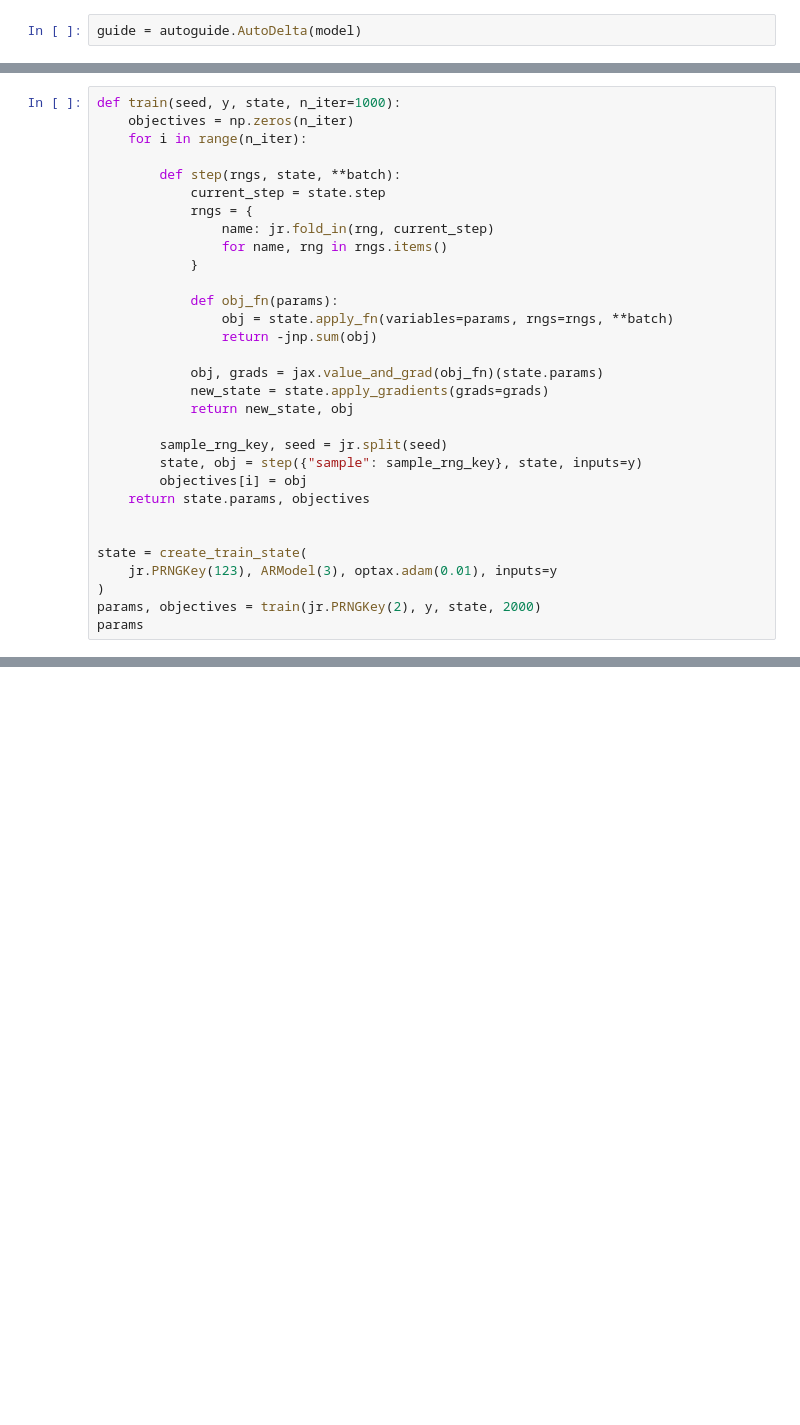
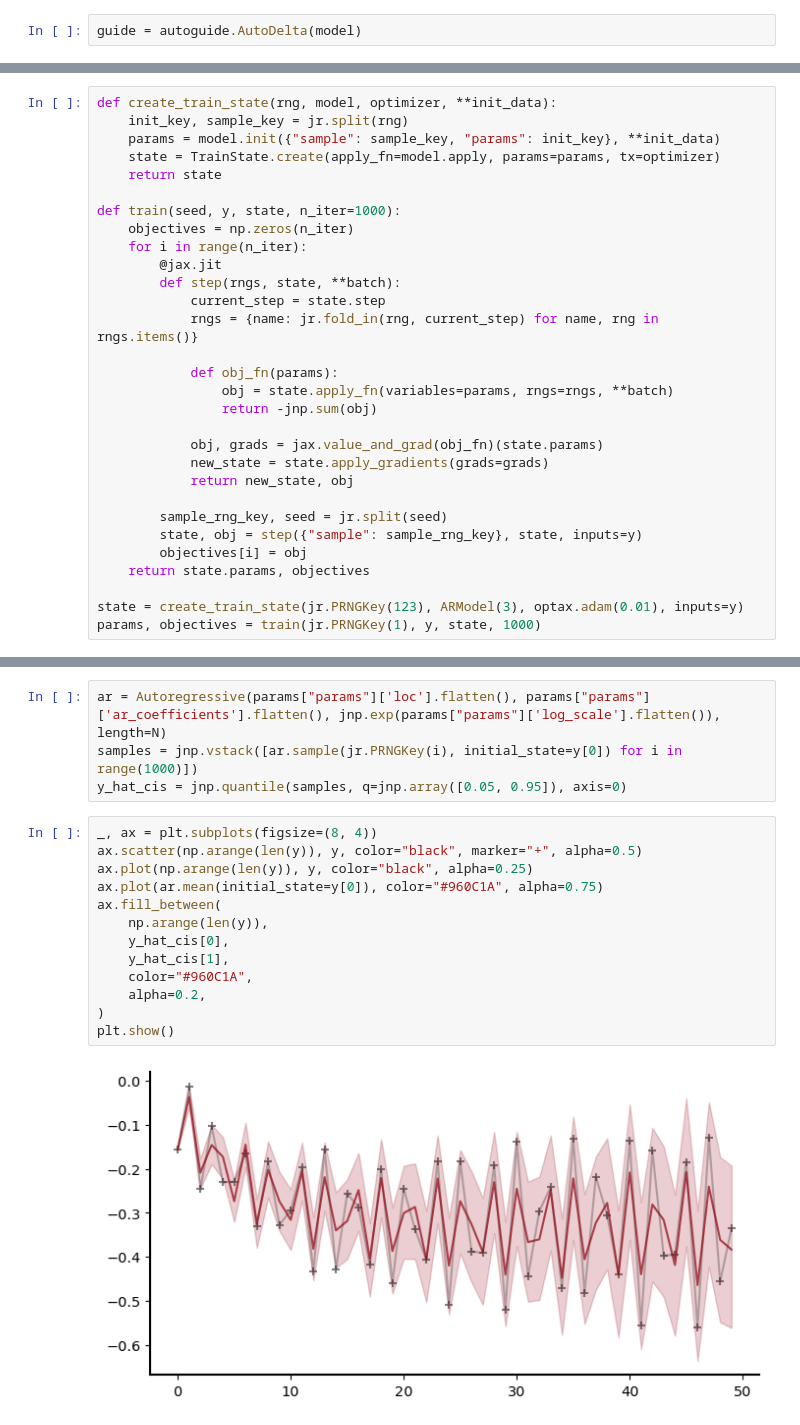
Before and after one commit to ramsey-devs/ramsey, a Jupyter notebook: docs/notebooks/bayesian_inference_vs_ml_training.ipynb, the cells around one changed output, grey strips where cells are left out. Saved outputs shown, nothing was run; the diff lists cells and outputs as text; blank space fills up the shorter version.

```diff
--- a/docs/notebooks/bayesian_inference_vs_ml_training.ipynb
+++ b/docs/notebooks/bayesian_inference_vs_ml_training.ipynb
@@ -164,14 +238,17 @@ def create_train_state(rng, model, optimizer, **init_data):
 # %%
+def create_train_state(rng, model, optimizer, **init_data):
+    init_key, sample_key = jr.split(rng)
+    params = model.init({"sample": sample_key, "params": init_key}, **init_data)
+    state = TrainState.create(apply_fn=model.apply, params=params, tx=optimizer)
+    return state
+
 def train(seed, y, state, n_iter=1000):
     objectives = np.zeros(n_iter)
     for i in range(n_iter):
-
+        @jax.jit
         def step(rngs, state, **batch):
             current_step = state.step
-            rngs = {
-                name: jr.fold_in(rng, current_step)
-                for name, rng in rngs.items()
-            }
+            rngs = {name: jr.fold_in(rng, current_step) for name, rng in rngs.items()}
 
             def obj_fn(params):
                 obj = state.apply_fn(variables=params, rngs=rngs, **batch)
@@ -186,9 +263,5 @@ def train(seed, y, state, n_iter=1000):
         objectives[i] = obj
     return state.params, objectives
 
-
-state = create_train_state(
-    jr.PRNGKey(123), ARModel(3), optax.adam(0.01), inputs=y
-)
-params, objectives = train(jr.PRNGKey(2), y, state, 2000)
-params
+state = create_train_state(jr.PRNGKey(123), ARModel(3), optax.adam(0.01), inputs=y)
+params, objectives = train(jr.PRNGKey(1), y, state, 1000)
@@ -196,0 +280,19 @@ D
+# %%
+ar = Autoregressive(params["params"]['loc'].flatten(), params["params"]['ar_coefficients'].flatten(), jnp.exp(params["params"]['log_scale'].flatten()), length=N)
+samples = jnp.vstack([ar.sample(jr.PRNGKey(i), initial_state=y[0]) for i in range(1000)])
+y_hat_cis = jnp.quantile(samples, q=jnp.array([0.05, 0.95]), axis=0)
+# %%
+_, ax = plt.subplots(figsize=(8, 4))
+ax.scatter(np.arange(len(y)), y, color="black", marker="+", alpha=0.5)
+ax.plot(np.arange(len(y)), y, color="black", alpha=0.25)
+ax.plot(ar.mean(initial_state=y[0]), color="#960C1A", alpha=0.75)
+ax.fill_between(
+    np.arange(len(y)),
+    y_hat_cis[0],
+    y_hat_cis[1],
+    color="#960C1A",
+    alpha=0.2,
+)
+plt.show()
+# %% [output]
+[figure, added]
```
Also changed, not shown: parts of 47 cells of this notebook, 3 other files.
